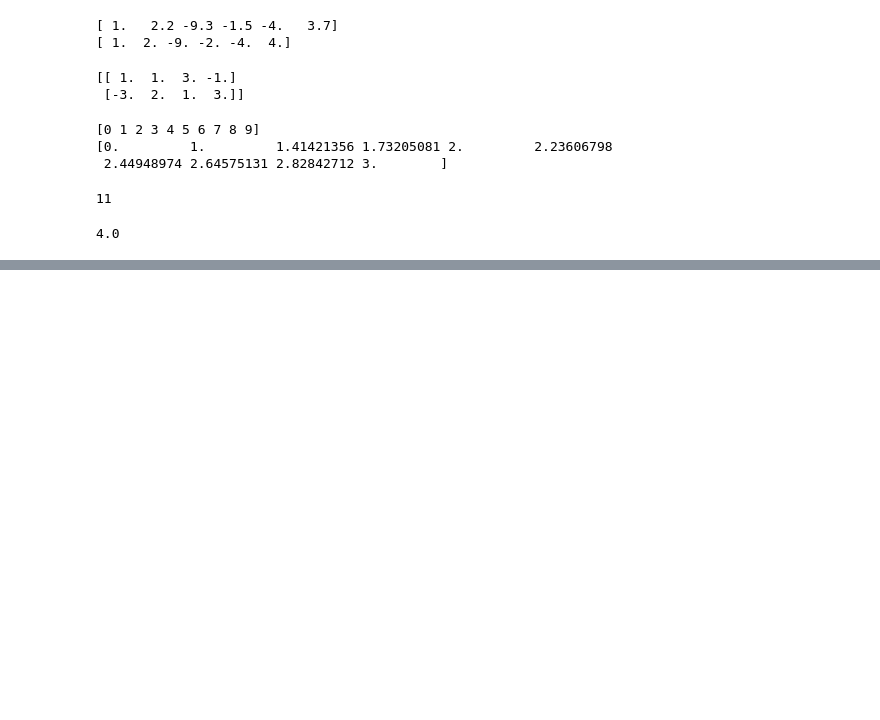
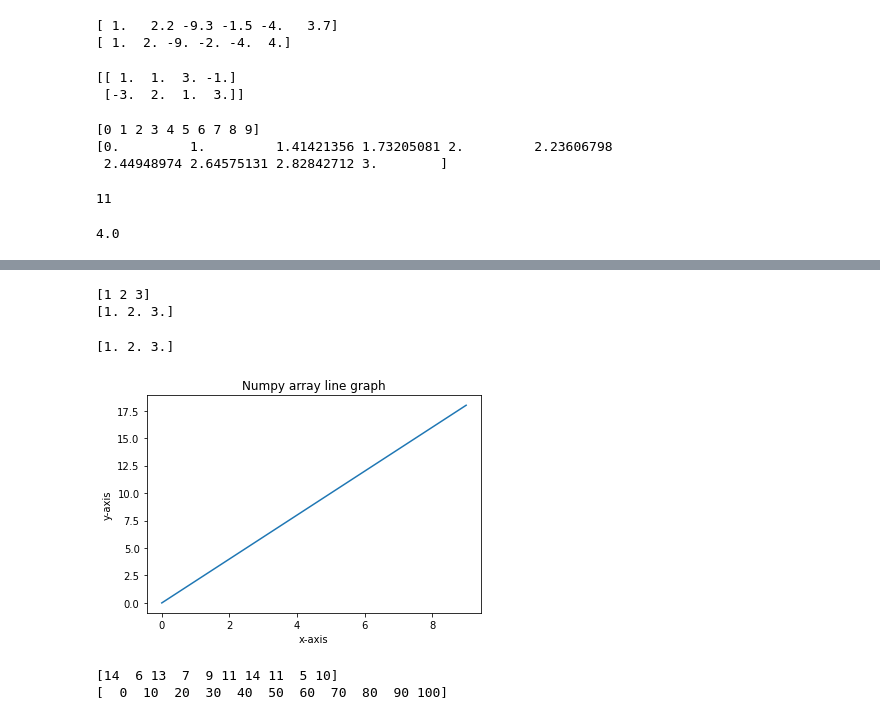
Before and after one commit to lucas-montenegro/DIP_repository, a Jupyter notebook: src/python/numpy_tutorial.ipynb, the cells around one changed output, grey strips where cells are left out. Saved outputs shown, nothing was run; the diff lists cells and outputs as text; code cells hidden in the pictures; blank space fills up the shorter version.

Commit message:
Updating numpy tutorial

```diff
--- a/src/python/numpy_tutorial.ipynb
+++ b/src/python/numpy_tutorial.ipynb
@@ -970,0 +1287,45 @@ print(np.median(arr))
+# %%
+#How to save a NumPy array to a text file?
+arr = np.array([1, 2, 3])
+print(arr)
+
+np.savetxt("file.txt", arr)
+
+txt_file = np.loadtxt('file.txt')
+print(txt_file)
+# %% [output]
+[1 2 3]
+[1. 2. 3.]
+# %%
+#Load data from a text file
+txt_file = np.loadtxt('file.txt')
+print(txt_file)
+# %% [output]
+[1. 2. 3.]
+# %%
+#Plot line graph from NumPy array
+import matplotlib.pyplot as plt
+
+x = np.arange(10)
+y = x * 2
+
+# plot
+plt.title("Numpy array line graph")
+plt.xlabel("x-axis")
+plt.ylabel("y-axis")
+plt.plot(x, y)
+plt.show()
+# %% [output]
+[figure, added]
+# %%
+#Create Histogram using NumPy
+arr = np.random.randint(100, size=(100))
+#print(arr)
+
+histogram, bins = np.histogram(arr, bins = [0, 10, 20, 30, 40, 50, 60, 70, 80, 90, 100])
+
+print(histogram)
+print(bins)
+# %% [output]
+[14  6 13  7  9 11 14 11  5 10]
+[  0  10  20  30  40  50  60  70  80  90 100]
```
Also changed, not shown: parts of 36 cells of this notebook.
